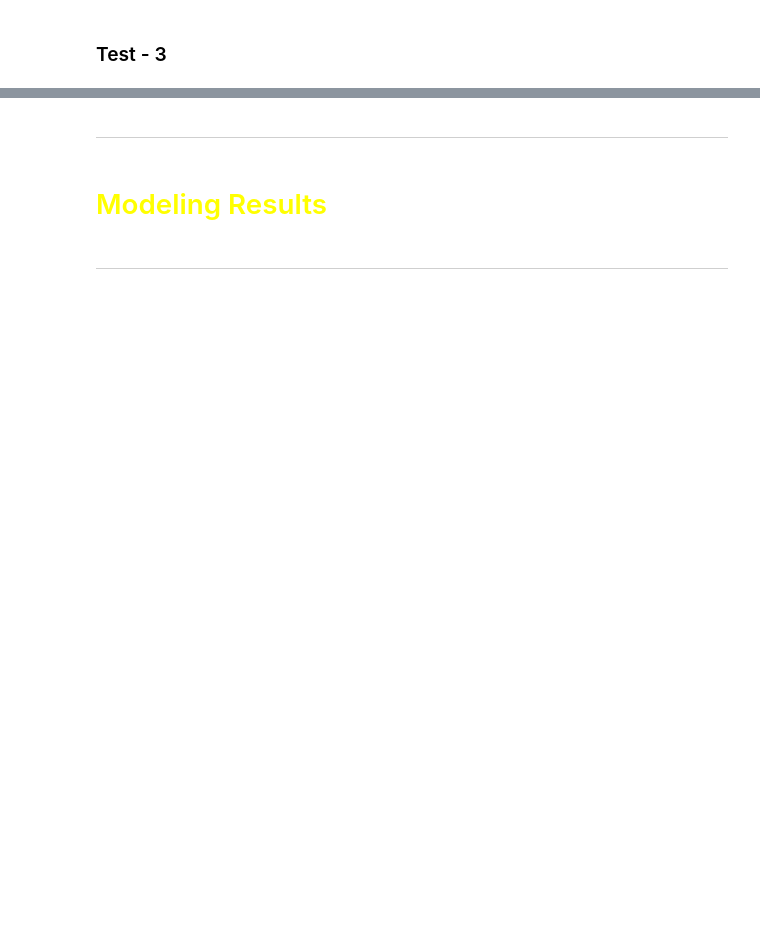
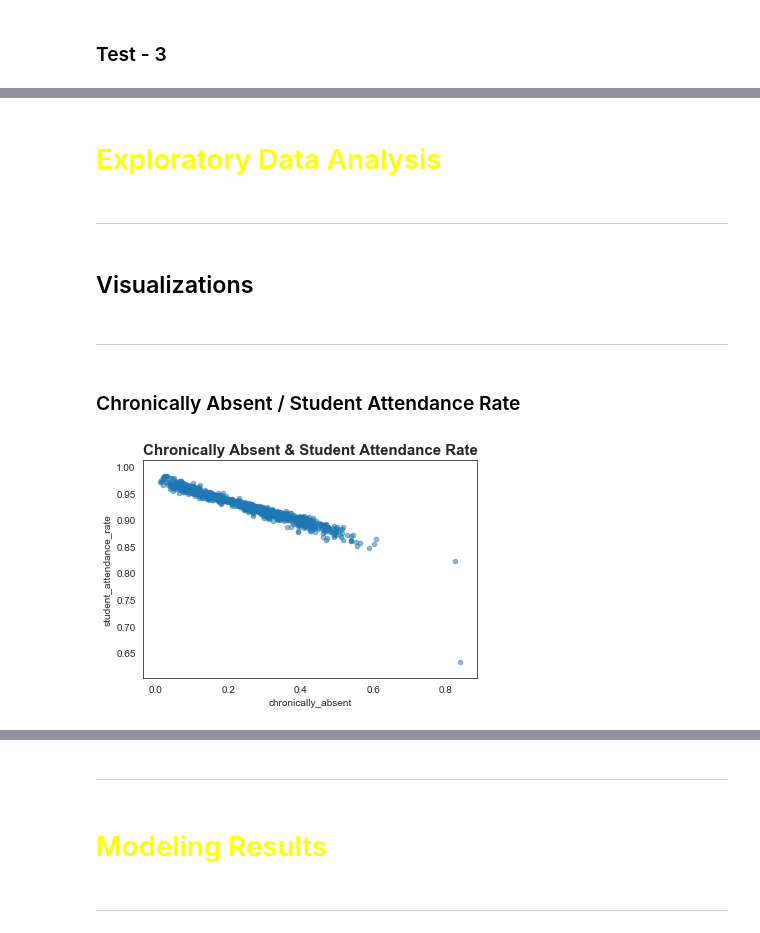
Before and after one commit to kevinmacmat/inquiry_into_school_attendance_rates, a Jupyter notebook: mod_2_final_notebook.ipynb, the cells around one changed output, grey strips where cells are left out. Drawn from its saved outputs; the diff is of its cells as text; code cells hidden in the pictures; blank space fills up the shorter version.

```diff
--- a/mod_2_final_notebook.ipynb
+++ b/mod_2_final_notebook.ipynb
@@ -70,0 +84,2 @@ I intend to predict the average reading scores
+# %%
+df['majority_black'] = np.where((df.black >= .75), 1, 0)
@@ -88,0 +199,16 @@ I intend to predict the average reading scores
+# %% [markdown]
+# <font color='yellow'>Exploratory Data Analysis</font>
+# %% [markdown]
+---
+# %% [markdown]
+## Visualizations
+# %% [markdown]
+---
+# %% [markdown]
+### Chronically Absent / Student Attendance Rate
+# %%
+df.plot(kind="scatter", x="chronically_absent", y="student_attendance_rate", alpha=0.5)
+plt.title('Chronically Absent & Student Attendance Rate', fontsize=15, fontweight='bold')
+plt.show()
+# %% [output]
+[figure, added]
```
Also changed, not shown: parts of 94 cells of this notebook, 7 other files.
